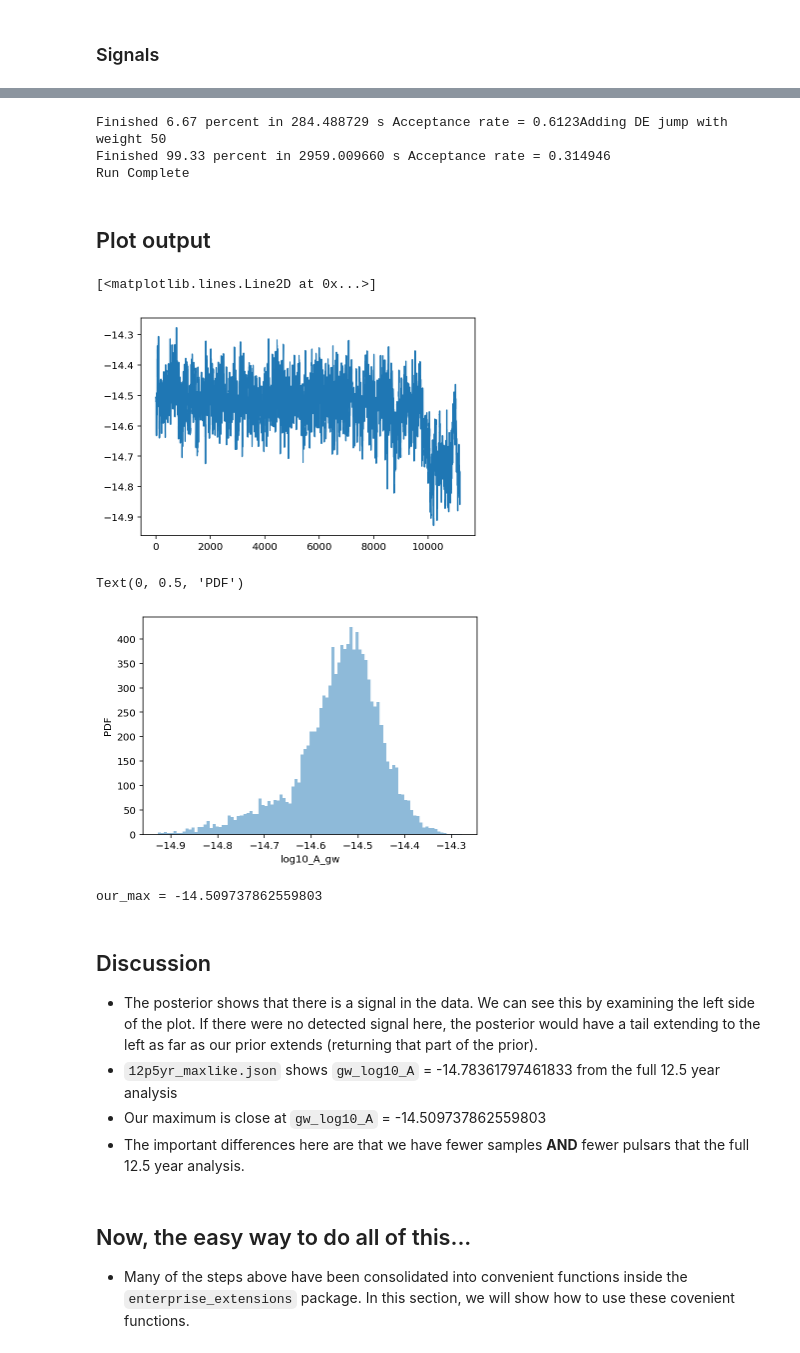
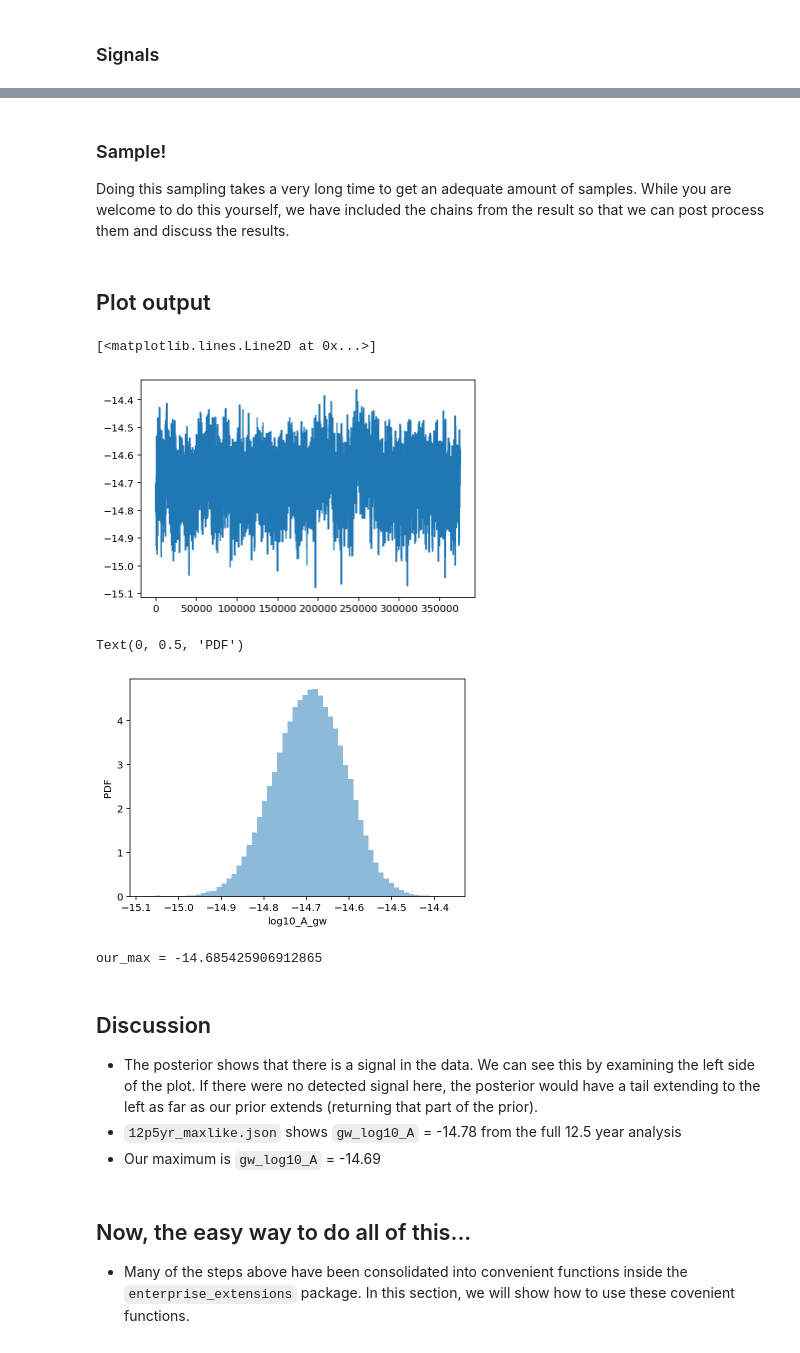
Before and after one commit to nanograv/12p5yr_stochastic_analysis, a Jupyter notebook: notebooks/pta_gwb_analysis.ipynb, the cells around one changed output, grey strips where cells are left out. Cells and saved outputs as stored; diff of their text form; code cells hidden in the pictures.

```diff
--- a/notebooks/pta_gwb_analysis.ipynb
+++ b/notebooks/pta_gwb_analysis.ipynb
@@ -81,8 +80,16 @@ parfiles = [x for x in parfiles if 'J1713+0747_NANOGrav_12yv3.gls.par' not in x]
 
 Note: This cell will take a few minutes to run.
 # %%
-psrs = []
-ephemeris = 'DE438'
-for p, t in zip(parfiles, timfiles):
-    psr = Pulsar(p, t, ephem=ephemeris)
-    psrs.append(psr)
+# check for file and load pickle if it exists:
+pickle_loc = datadir + '/psrs.pkl'
+if os.path.exists(pickle_loc):
+    with open(pickle_loc, 'rb') as f:
+        psrs = pickle.load(f)
+
+# else: load them in slowly:
+else:
+    psrs = []
+    ephemeris = 'DE438'
+    for p, t in zip(parfiles, timfiles):
+        psr = Pulsar(p, t, ephem=ephemeris)
+        psrs.append(psr)
@@ -125,17 +115,0 @@ with open(noise_ng12, 'r') as fp:
-# %%
-# OMIT THIS CELL TO USE THE FULL PTA -- THIS WILL TAKE MUCH LONGER
-# TO SAMPLE THAN WITH THIS CELL
-
-YR_SEC = 525600 * 60  # number of seconds in a year
-YRS = 6  # number of years to cutoff the data at
-
-# cut pulsars < X years:
-new_psrs = []
-for p in psrs:
-    delta_t = p.toas.max() - p.toas.min()
-    delta_t_yrs = delta_t / YR_SEC
-    if delta_t_yrs > YRS:
-        new_psrs.append(p)
-        # print(p.name)
-psrs = new_psrs
-print(len(psrs), 'pulsars')
@@ -258,12 +210,12 @@ This should take about an hour to sample. Note that a normal analysis would incl
+# %% [markdown]
+### Sample!
+
+Doing this sampling takes a very long time to get an adequate amount of samples. While you are welcome to do this yourself, we have included the chains from the result so that we can post process them and discuss the results.
 # %%
-# sampler for N steps
-N = int(1.5e5)  # normally, we would use 5e6 samples (this will save time)
+# sampler for N steps (uncomment the last line if you want to sample this yourself)
+N = int(5e6)
 x0 = np.hstack([p.sample() for p in pta.params])
-sampler.sample(x0, N, SCAMweight=30, AMweight=15, DEweight=50, )
+# sampler.sample(x0, N, SCAMweight=30, AMweight=15, DEweight=50, )
-# %% [output]
-Finished 6.67 percent in 284.488729 s Acceptance rate = 0.6123Adding DE jump with weight 50
-Finished 99.33 percent in 2959.009660 s Acceptance rate = 0.314946
-Run Complete
 # %% [markdown]
 ## Plot output
 # %%
@@ -276,31 +228,31 @@ ind = list(pta.param_names).index('log10_A_gw')
 plt.plot(chain[burn:, ind])
 # %% [output]
 [<matplotlib.lines.Line2D at 0x...>]
-[figure, old version]
+[figure, new version]
 # %%
 # Plot a histogram of the marginalized posterior distribution
-plt.hist(chain[burn:,ind], 100, histtype='stepfilled',
-         lw=2, color='C0', alpha=0.5)
+plt.hist(chain[burn:,ind], bins=60, histtype='stepfilled',
+         lw=2, color='C0', alpha=0.5, density=True)
 plt.xlabel('log10_A_gw')
 plt.ylabel('PDF')
+plt.show()
 # %% [output]
 Text(0, 0.5, 'PDF')
-[figure, old version]
+[figure, new version]
 # %%
 hist = np.histogram(chain[burn:, pta.param_names.index('log10_A_gw')],
-                          bins=70,
-                          density=False)
+                          bins=60,
+                          density=True)
 max_ind = np.argmax(hist[0])
 print('our_max =', hist[1][max_ind])  # from our computation
 # %% [output]
-our_max = -14.509737862559803
+our_max = -14.685425906912865
 # %% [markdown]
 ## Discussion
 
 * The posterior shows that there is a signal in the data. We can see this by examining the left side of the plot. If there were no detected signal here, the posterior would have a tail extending to the left as far as our prior extends (returning that part of the prior).
-* `12p5yr_maxlike.json` shows `gw_log10_A` = -14.78361797461833 from the full 12.5 year analysis
-* Our maximum is close at `gw_log10_A` = -14.509737862559803
-* The important differences here are that we have fewer samples **AND** fewer pulsars that the full 12.5 year analysis.
+* `12p5yr_maxlike.json` shows `gw_log10_A` = -14.78 from the full 12.5 year analysis
+* Our maximum is `gw_log10_A` = -14.69
 # %% [markdown]
 ## Now, the easy way to do all of this...
 
```
Also changed, not shown: parts of 34 cells of this notebook, 11 other files.
